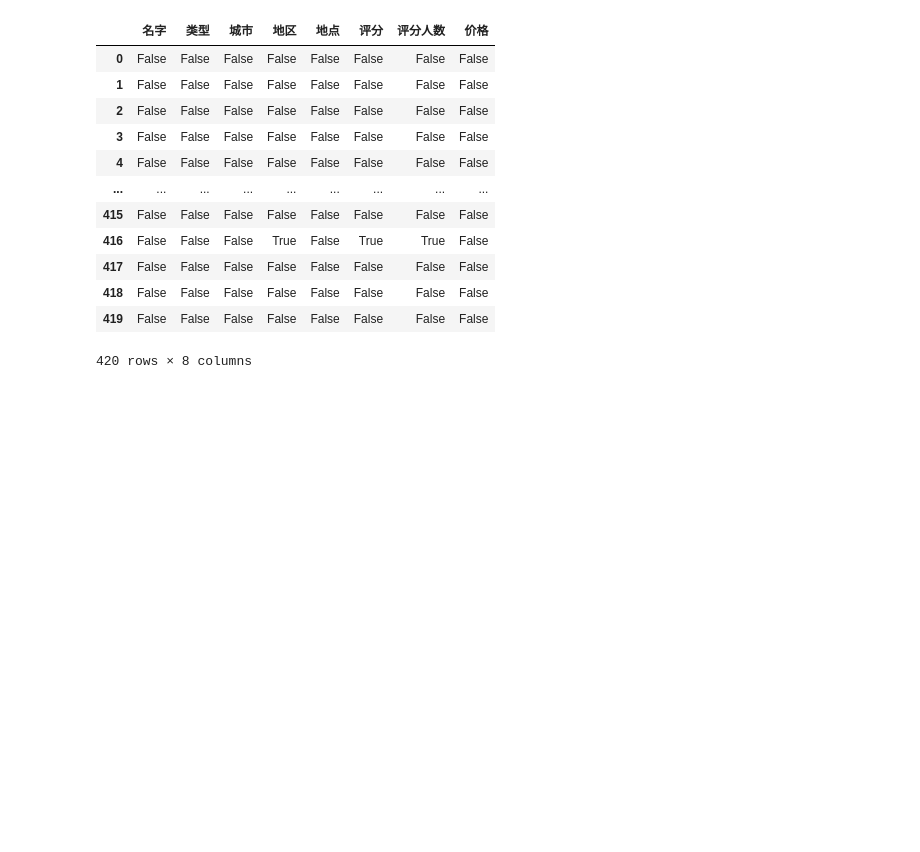
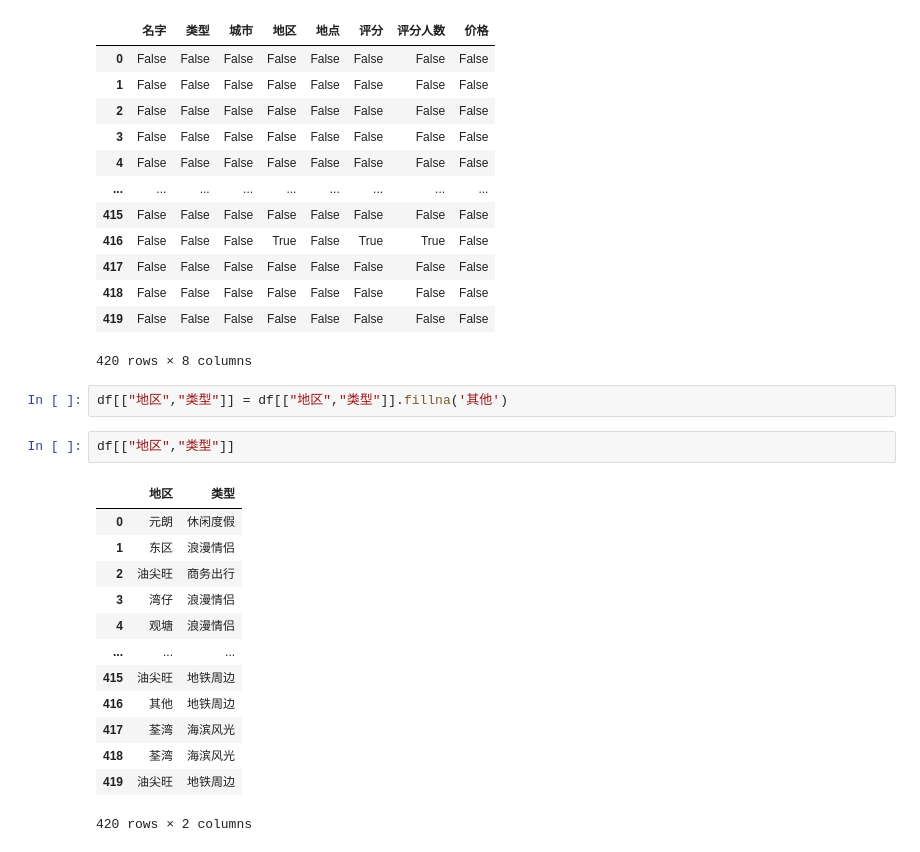
Before and after one commit to Trafalgar99/deeplearning-demo, a Jupyter notebook: 数据分析基础/pandas基础/作业3.ipynb, the cells around one changed output. Cells and saved outputs as stored; diff of their text form; blank space fills up the shorter version.

```diff
--- a/数据分析基础/pandas基础/作业3.ipynb
+++ b/数据分析基础/pandas基础/作业3.ipynb
@@ -178,3 +178,21 @@ df.isnull()
 | 418 | False | False | False | False | False | False | False | False |
 | 419 | False | False | False | False | False | False | False | False |
 420 rows × 8 columns
+# %%
+df[["地区","类型"]] = df[["地区","类型"]].fillna('其他')
+# %%
+df[["地区","类型"]]
+# %% [output]
+|  | 地区 | 类型 |
+| 0 | 元朗 | 休闲度假 |
+| 1 | 东区 | 浪漫情侣 |
+| 2 | 油尖旺 | 商务出行 |
+| 3 | 湾仔 | 浪漫情侣 |
+| 4 | 观塘 | 浪漫情侣 |
+| ... | ... | ... |
+| 415 | 油尖旺 | 地铁周边 |
+| 416 | 其他 | 地铁周边 |
+| 417 | 荃湾 | 海滨风光 |
+| 418 | 荃湾 | 海滨风光 |
+| 419 | 油尖旺 | 地铁周边 |
+420 rows × 2 columns
```
Also changed, not shown: parts of 4 cells of this notebook, 3 other files.
